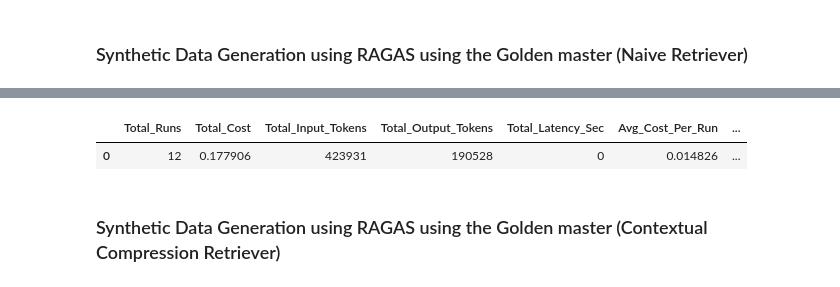
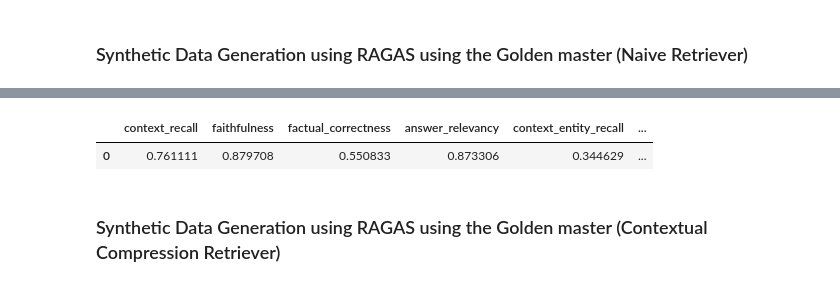
Before and after one commit to neomatrix369/AIE7-Cert-Challenge, a Jupyter notebook: Agentic RAG evaluation experiments.ipynb, the cells around one changed output, grey strips where cells are left out. Cells and saved outputs as stored; diff of their text form; code cells hidden in the pictures.

```diff
--- a/Agentic RAG evaluation experiments.ipynb
+++ b/Agentic RAG evaluation experiments.ipynb
@@ -273,22 +210,0 @@ embeddings = OpenAIEmbeddings(model="text-embedding-3-small")
-# %%
-%%time
-evaluation_dataset = EvaluationDataset.from_pandas(golden_master_dataset.to_pandas())
-
-evaluator_llm = LangchainLLMWrapper(
-    ChatOpenAI(
-        model="gpt-4.1-mini",
-        temperature=0, # Lower temperature for more consistent outputs
-        request_timeout=120   # Longer timeout for complex operations
-    )
-)
-
-custom_run_config = RunConfig(timeout=360)
-
-result = evaluate(
-    dataset=evaluation_dataset,
-    metrics=[LLMContextRecall(), Faithfulness(), FactualCorrectness(), ResponseRelevancy(),
-             ContextEntityRecall(), NoiseSensitivity()],
-    llm=evaluator_llm,
-    token_usage_parser=get_token_usage_for_openai,
-    run_config=custom_run_config
-)
@@ -315,10 +217,11 @@ def record_metrics_from_run(retriever_name, dataframe):
 import pandas as pd
 naive_raw_stats_df = pd.DataFrame([extract_ragas_metrics(result, 'gpt-4.1-mini')])
 record_metrics_from_run('Naive', naive_raw_stats_df)
-# %%
-naive_raw_stats_df
-# %% [output]
-|  | Total_Runs | Total_Cost | Total_Input_Tokens | Total_Output_Tokens | Total_Latency_Sec | Avg_Cost_Per_Run | ... |
-| 0 | 12 | 0.177906 | 423931 | 190528 | 0 | 0.014826 | ... |
+# %%
+columns=['context_recall', 'faithfulness', 'factual_correctness', 'answer_relevancy', 'context_entity_recall', 'noise_sensitivity_relevant']
+naive_raw_stats_df[columns]
+# %% [output]
+|  | context_recall | faithfulness | factual_correctness | answer_relevancy | context_entity_recall | ... |
+| 0 | 0.761111 | 0.879708 | 0.550833 | 0.873306 | 0.344629 | ... |
 # %% [markdown]
 ### Synthetic Data Generation using RAGAS using the Golden master (Contextual Compression Retriever)
```
Also changed, not shown: parts of 39 cells of this notebook, 3 other files.
